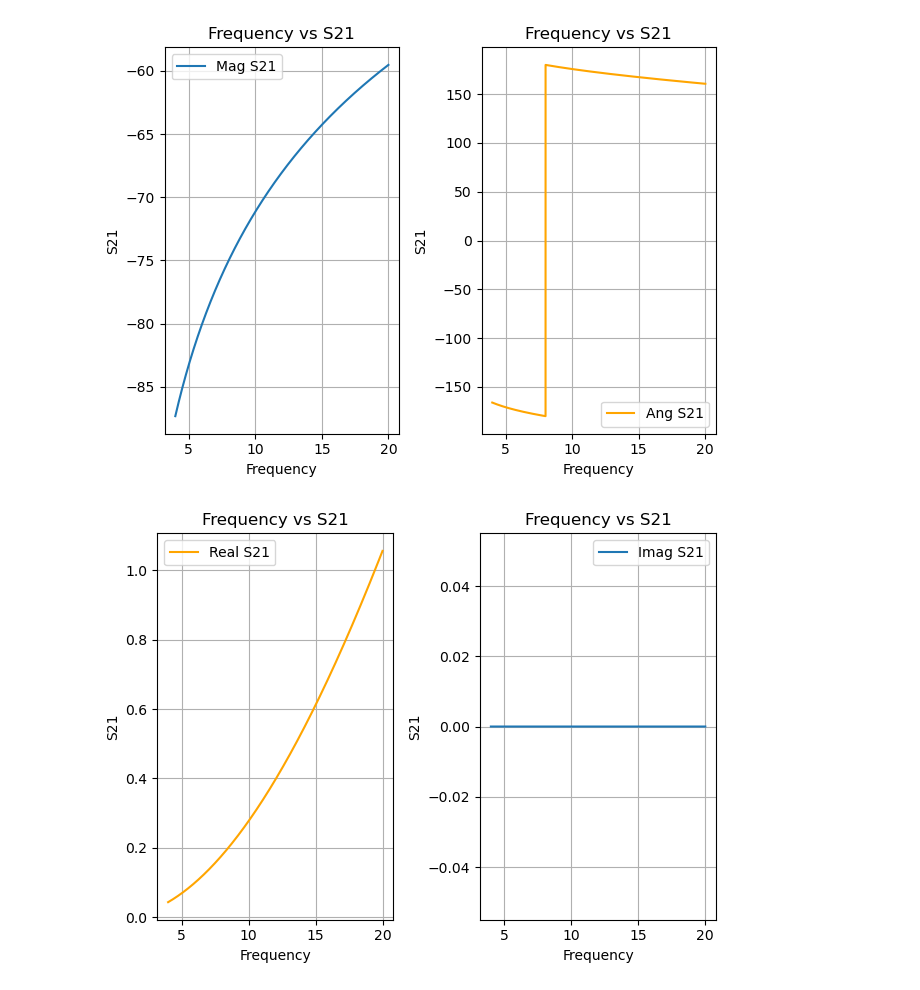
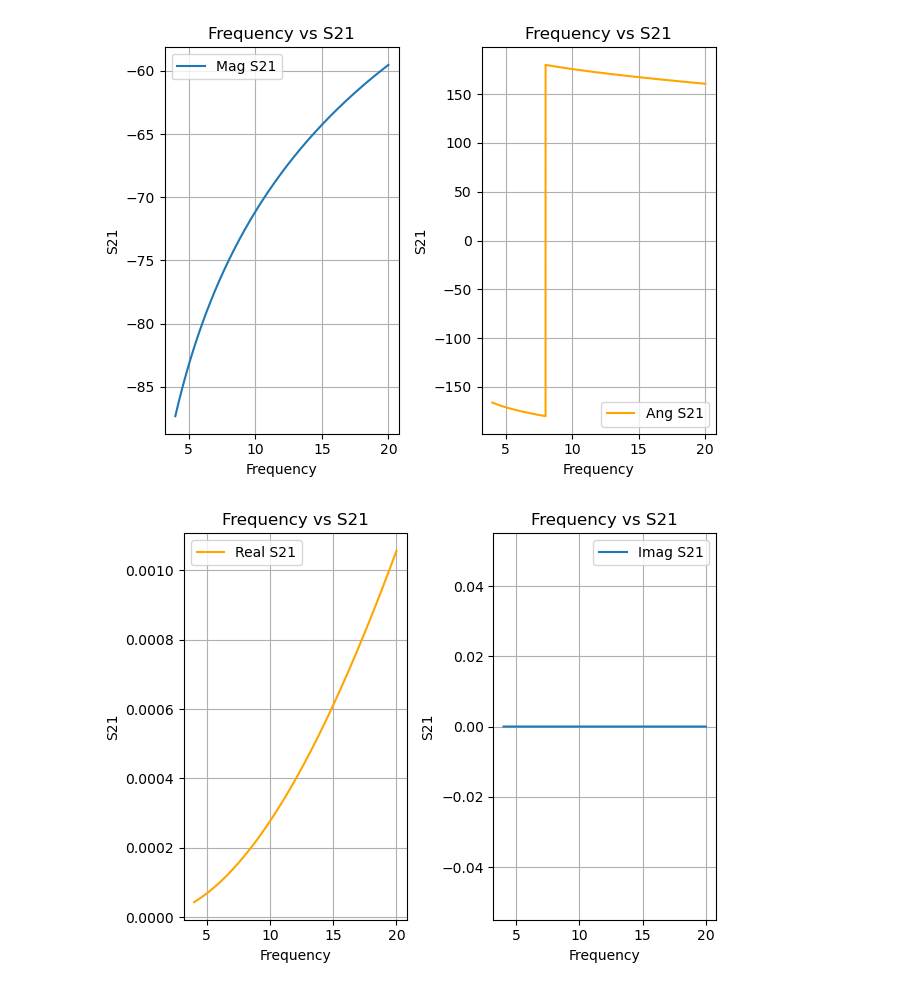
Before and after one commit to scottito/bcqt-test-points-vs-err, a Jupyter notebook: load_and_apply_noise.ipynb, the cells around one changed output. Cells and saved outputs as stored; diff of their text form; code cells hidden in the pictures.

```diff
--- a/load_and_apply_noise.ipynb
+++ b/load_and_apply_noise.ipynb
@@ -4,7 +4,7 @@ import numpy as np
 import matplotlib.pyplot as plt
 # %%
 # Read in resonator data
-df = pd.read_csv('IdealResonator.csv', sep=" ", skiprows=5)
+df = pd.read_csv('IdealResonator_CAP.csv', sep=" ", skiprows=5)
 df.head()
 # %% [output]
 |  | !Freq | DBS11 | AngS11 | DBS21 | AngS21 | DBS12 | AngS12 | DBS22 | AngS22 | Unnamed: 9 |
@@ -33,35 +26,35 @@ def plot_S21(df, magn=True, unwrap = False):
 
     if magn == True:
         ax1.plot(freq, df['DBS21'], label='Mag S21')
         ax2.plot(freq, df['AngS21'], color='orange', label='Ang S21')
     else:
-        ampl = 1e3 * 10**(df['DBS21']/20)  # convert S21 dBm to linear
+        ampl = 10**(df['DBS21']/20)  # convert S21 dBm to linear
         real = np.real(ampl)
         imag = np.imag(ampl)
         ax1.plot(freq, real, label='Real S21', color='orange')
         ax2.plot(freq, imag, label='Imag S21')
 
     ax1.set_xlabel('Frequency')
     ax1.set_ylabel('S21')
     ax2.set_xlabel('Frequency')
     ax2.set_ylabel('S21')
     ax1.set_title('Frequency vs S21')
     ax2.set_title('Frequency vs S21')
     ax1.legend()
     ax2.legend()
     ax1.grid(True)
     ax2.grid(True)
 
     plt.tight_layout()
     plt.show()
 
 
 plot_S21(df)
 
 plot_S21(df, magn=False)
 # %% [output]
 [figure]
-[figure, old version]
+[figure, new version]
 # %%
 # Add gaussian noise to transmission data
 def add_gaussian_noise(df, mean=0, std=0.1, column='DBS21'):
```
Also changed, not shown: parts of 6 cells of this notebook, 5 other files.
